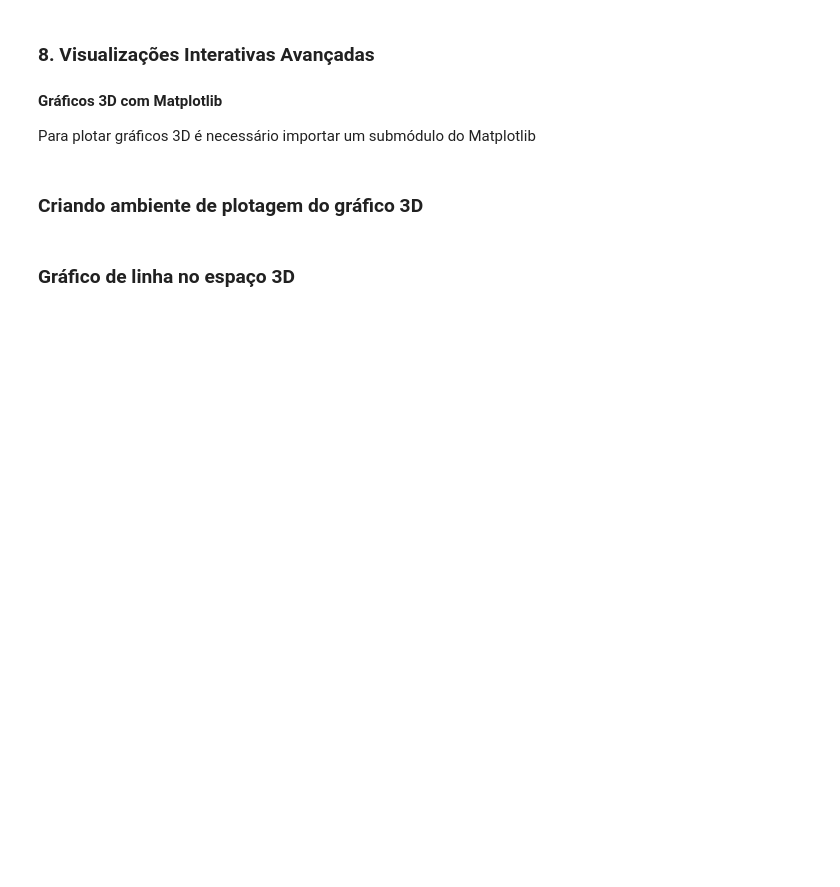
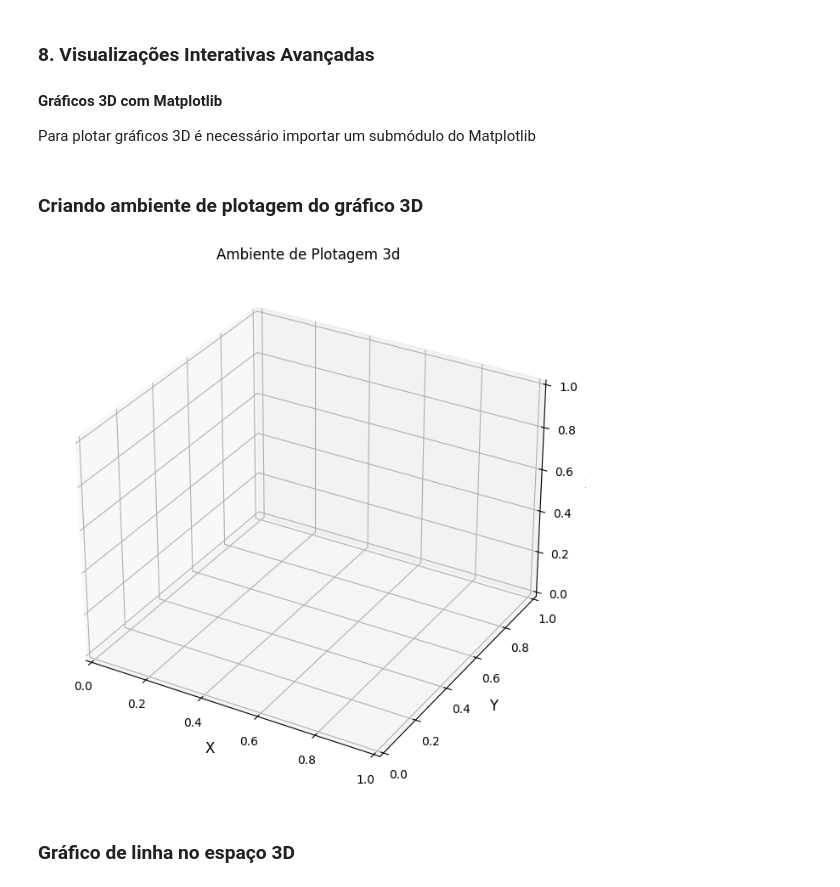
Before and after one commit to deveveryday/CDIA_Logica_Programacao, a Jupyter notebook: Data_Visualization.ipynb, the cells around one changed output. Cells and saved outputs as stored; diff of their text form; code cells hidden in the pictures; blank space fills up the shorter version.

```diff
--- a/Data_Visualization.ipynb
+++ b/Data_Visualization.ipynb
@@ -556,5 +615,17 @@ fig.show()
 Para plotar gráficos 3D é necessário importar um submódulo do Matplotlib
 # %% [markdown]
 ### Criando ambiente de plotagem do gráfico 3D
+# %%
+fig = plt.figure(figsize = (10, 8))
+ax = plt.axes(projection = "3d")
+
+ax.set_title("Ambiente de Plotagem 3d")
+ax.set_xlabel("X", fontsize = 12)
+ax.set_ylabel("Y", fontsize = 12)
+ax.set_zlabel("Z", fontsize = 10)
+
+plt.show()
+# %% [output]
+[figure, added]
 # %% [markdown]
 ### Gráfico de linha no espaço 3D
```
Also changed, not shown: parts of 23 cells of this notebook.
